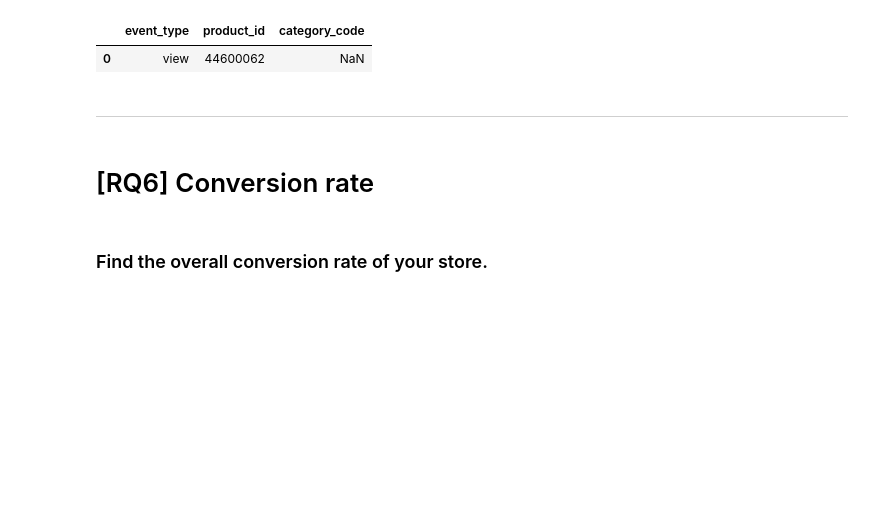
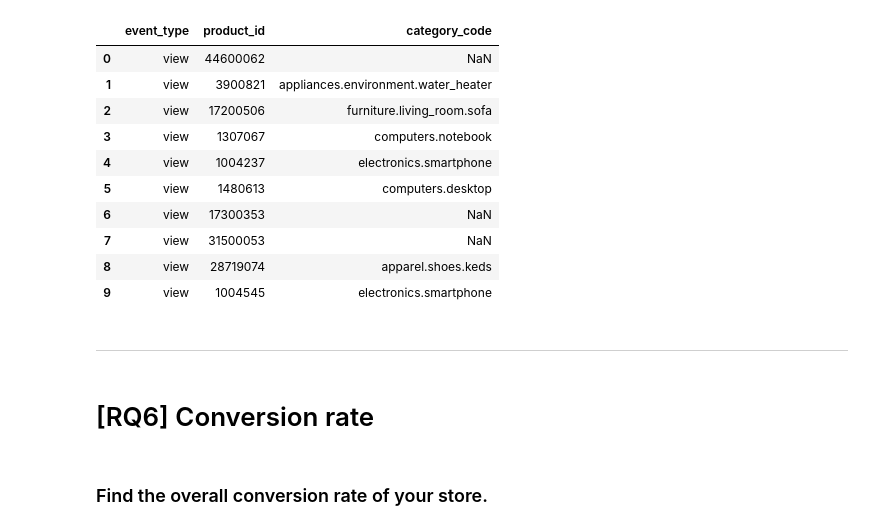
Before and after one commit to domenicocinque/ADM-HW2, a Jupyter notebook: HW2_Dom.ipynb, the cells around one changed output. Saved outputs shown, nothing was run; the diff lists cells and outputs as text; code cells hidden in the pictures; blank space fills up the shorter version.

```diff
--- a/HW2_Dom.ipynb
+++ b/HW2_Dom.ipynb
@@ -5,10 +5,19 @@ df = pd.read_csv('~/Desktop/Datasets/2019-Oct.csv', usecols = cols, nrows = 1000
 # %%
 df = pd.read_csv('~/Desktop/Datasets/2019-Oct.csv', nrows = 10000)
 # %%
-df.head(1)
+df.head(10)
 # %% [output]
 |  | event_type | product_id | category_code |
 | 0 | view | 44600062 | NaN |
+| 1 | view | 3900821 | appliances.environment.water_heater |
+| 2 | view | 17200506 | furniture.living_room.sofa |
+| 3 | view | 1307067 | computers.notebook |
+| 4 | view | 1004237 | electronics.smartphone |
+| 5 | view | 1480613 | computers.desktop |
+| 6 | view | 17300353 | NaN |
+| 7 | view | 31500053 | NaN |
+| 8 | view | 28719074 | apparel.shoes.keds |
+| 9 | view | 1004545 | electronics.smartphone |
 # %% [markdown]
 --------------------
 # %% [markdown]
```
